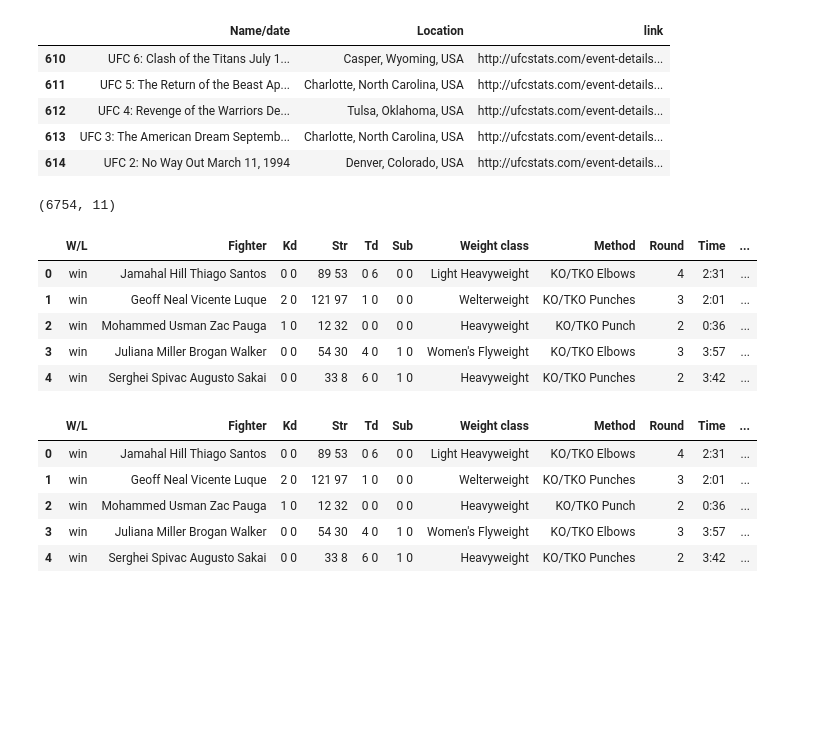
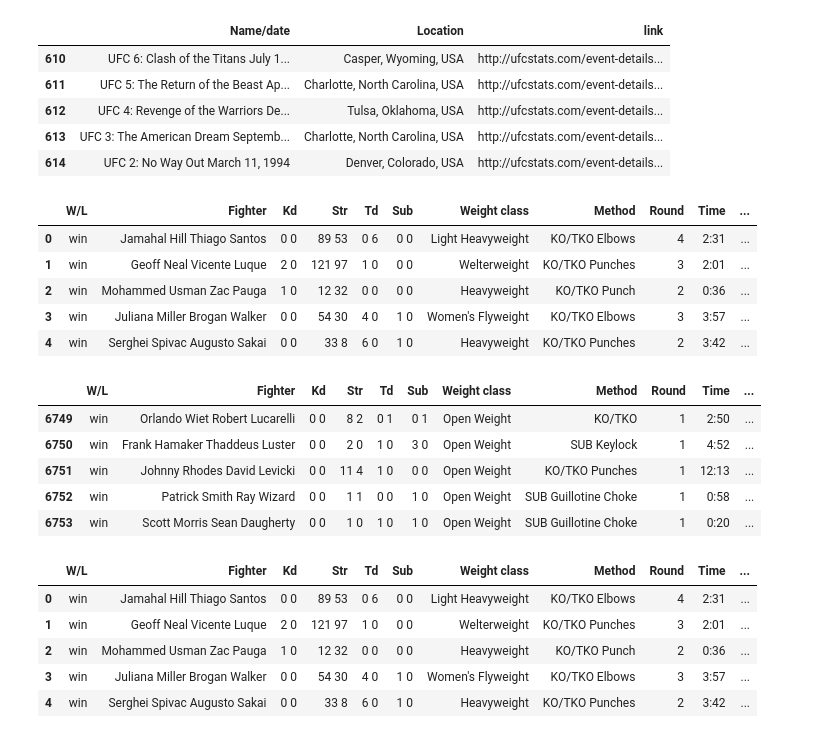
Before and after one commit to PacoRodriguezLozano/MoneyFighter, a Jupyter notebook: scraping_ufc.ipynb, the cells around one changed output. Saved outputs shown, nothing was run; the diff lists cells and outputs as text; code cells hidden in the pictures; blank space fills up the shorter version.

```diff
--- a/scraping_ufc.ipynb
+++ b/scraping_ufc.ipynb
@@ -12,10 +32,15 @@ import unicodedata
 import pandas as pd
 import numpy as np
 import matplotlib.pyplot as plt
-import seaborn
+import seaborn as sns
 import string
+import re
+from datetime import datetime
+from sklearn.preprocessing import OneHotEncoder
+import streamlit as st
 
 pd.options.display.max_rows = None
+pd.options.display.max_columns = None
 # %% [markdown]
 ### pruebas
 # %%
@@ -317,29 +334,35 @@ events_v2.tail()
 | 614 | UFC 2: No Way Out March 11, 1994 | Denver, Colorado, USA | http://ufcstats.com/event-details... |
 # %%
 peleas_por_evento = []
-for link in events_v2['link']:
-    response = requests.get(link)
+for i in range(events_v2.shape[0]):
+    response = requests.get(events_v2['link'][i])
     soup = BS(response.text)
     links_peleas = pd.Series([tr['data-link'] for tr in soup.find_all('tr')[1:]], name = 'link')
-    fights = pd.read_html(link)[0]
-    fights_with_link = pd.concat([fights, links_peleas], axis = 1)
+    fights = pd.read_html(events_v2['link'][i])[0]
+    fecha = pd.Series(np.full(len(links_peleas), events_v2['Name/date'][i]), name = 'date_fight')
+    fights_with_link = pd.concat([fights,fecha, links_peleas], axis = 1)
     peleas_por_evento.append(fights_with_link)
 bouts = pd.concat(peleas_por_evento, axis=0)
+# %%
+bouts.head()
+# %% [output]
+|  | W/L | Fighter | Kd | Str | Td | Sub | Weight class | Method | Round | Time | ... |
+| 0 | win | Jamahal Hill Thiago Santos | 0 0 | 89 53 | 0 6 | 0 0 | Light Heavyweight | KO/TKO Elbows | 4 | 2:31 | ... |
+| 1 | win | Geoff Neal Vicente Luque | 2 0 | 121 97 | 1 0 | 0 0 | Welterweight | KO/TKO Punches | 3 | 2:01 | ... |
+| 2 | win | Mohammed Usman Zac Pauga | 1 0 | 12 32 | 0 0 | 0 0 | Heavyweight | KO/TKO Punch | 2 | 0:36 | ... |
+| 3 | win | Juliana Miller Brogan Walker | 0 0 | 54 30 | 4 0 | 1 0 | Women's Flyweight | KO/TKO Elbows | 3 | 3:57 | ... |
+| 4 | win | Serghei Spivac Augusto Sakai | 0 0 | 33 8 | 6 0 | 1 0 | Heavyweight | KO/TKO Punches | 2 | 3:42 | ... |
 # %%
 bouts.reset_index(drop=True, inplace=True)
-# %%
-bouts.shape
-# %% [output]
-(6754, 11)
 # %%
-bouts.head()
+bouts.tail()
 # %% [output]
 |  | W/L | Fighter | Kd | Str | Td | Sub | Weight class | Method | Round | Time | ... |
-| 0 | win | Jamahal Hill Thiago Santos | 0 0 | 89 53 | 0 6 | 0 0 | Light Heavyweight | KO/TKO Elbows | 4 | 2:31 | ... |
-| 1 | win | Geoff Neal Vicente Luque | 2 0 | 121 97 | 1 0 | 0 0 | Welterweight | KO/TKO Punches | 3 | 2:01 | ... |
-| 2 | win | Mohammed Usman Zac Pauga | 1 0 | 12 32 | 0 0 | 0 0 | Heavyweight | KO/TKO Punch | 2 | 0:36 | ... |
-| 3 | win | Juliana Miller Brogan Walker | 0 0 | 54 30 | 4 0 | 1 0 | Women's Flyweight | KO/TKO Elbows | 3 | 3:57 | ... |
-| 4 | win | Serghei Spivac Augusto Sakai | 0 0 | 33 8 | 6 0 | 1 0 | Heavyweight | KO/TKO Punches | 2 | 3:42 | ... |
+| 6749 | win | Orlando Wiet Robert Lucarelli | 0 0 | 8 2 | 0 1 | 0 1 | Open Weight | KO/TKO | 1 | 2:50 | ... |
+| 6750 | win | Frank Hamaker Thaddeus Luster | 0 0 | 2 0 | 1 0 | 3 0 | Open Weight | SUB Keylock | 1 | 4:52 | ... |
+| 6751 | win | Johnny Rhodes David Levicki | 0 0 | 11 4 | 1 0 | 0 0 | Open Weight | KO/TKO Punches | 1 | 12:13 | ... |
+| 6752 | win | Patrick Smith Ray Wizard | 0 0 | 1 1 | 0 0 | 1 0 | Open Weight | SUB Guillotine Choke | 1 | 0:58 | ... |
+| 6753 | win | Scott Morris Sean Daugherty | 0 0 | 1 0 | 1 0 | 1 0 | Open Weight | SUB Guillotine Choke | 1 | 0:20 | ... |
 # %%
 bouts.to_csv('bouts_UFC.csv', index=False)
 # %%
```
Also changed, not shown: parts of 105 cells of this notebook, 1 other file.
